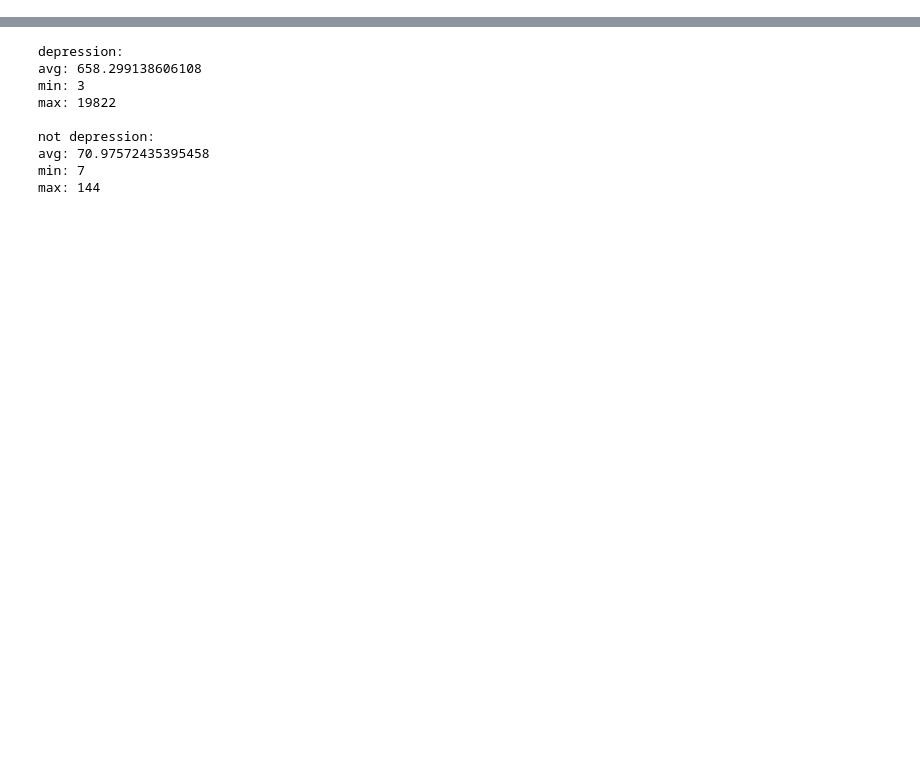
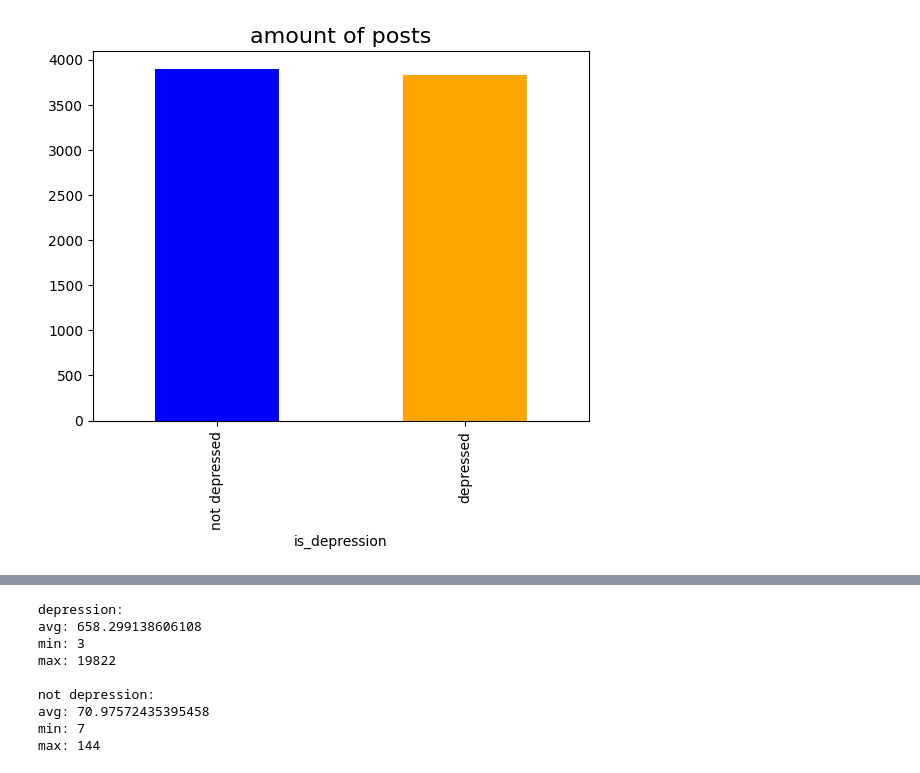
Before and after one commit to smoothjass/this-is-depression, a Jupyter notebook: this-is-depression.ipynb, the cells around one changed output, grey strips where cells are left out. Drawn from its saved outputs; the diff is of its cells as text; code cells hidden in the pictures; blank space fills up the shorter version.

Commit message:
added histograms, point clouds, wordcloud

```diff
--- a/this-is-depression.ipynb
+++ b/this-is-depression.ipynb
@@ -14,0 +29,9 @@ data = pd.read_csv("depression_dataset_reddit_cleaned.csv", names=["text", "is_d
+# %%
+counts = data["is_depression"].map({0: "not depressed", 1: "depressed"}).value_counts()
+
+counts.plot(kind='bar', color=['blue', 'orange'])
+plt.title("amount of posts", fontsize=16)
+
+plt.show()
+# %% [output]
+[figure, added]
```
Also changed, not shown: parts of 13 cells of this notebook.
